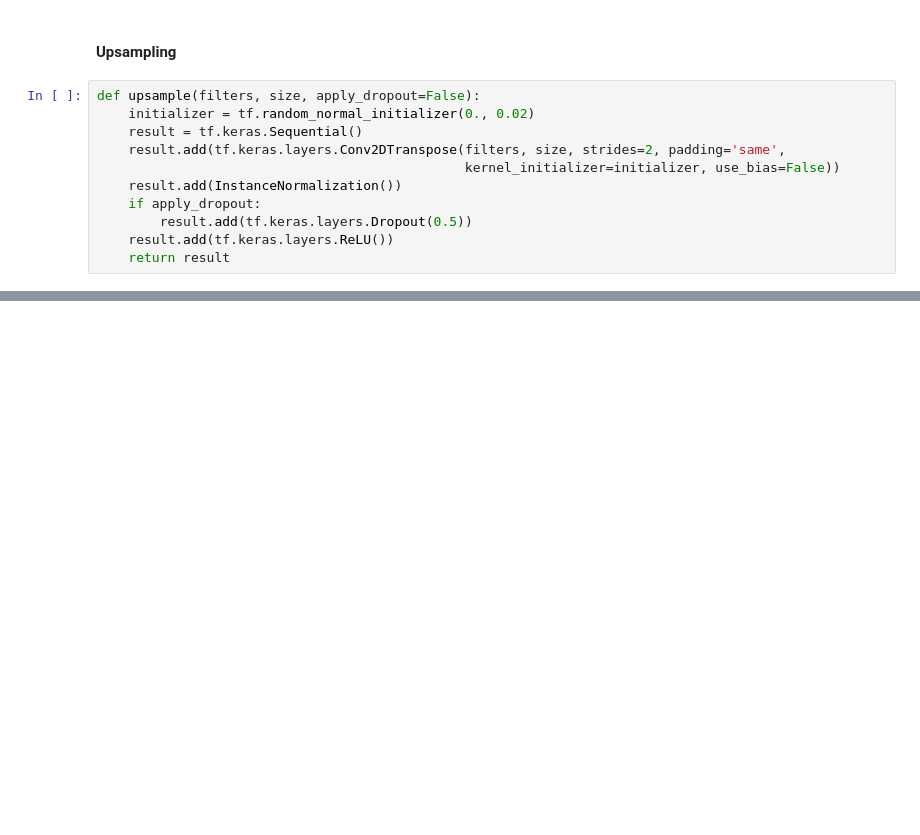
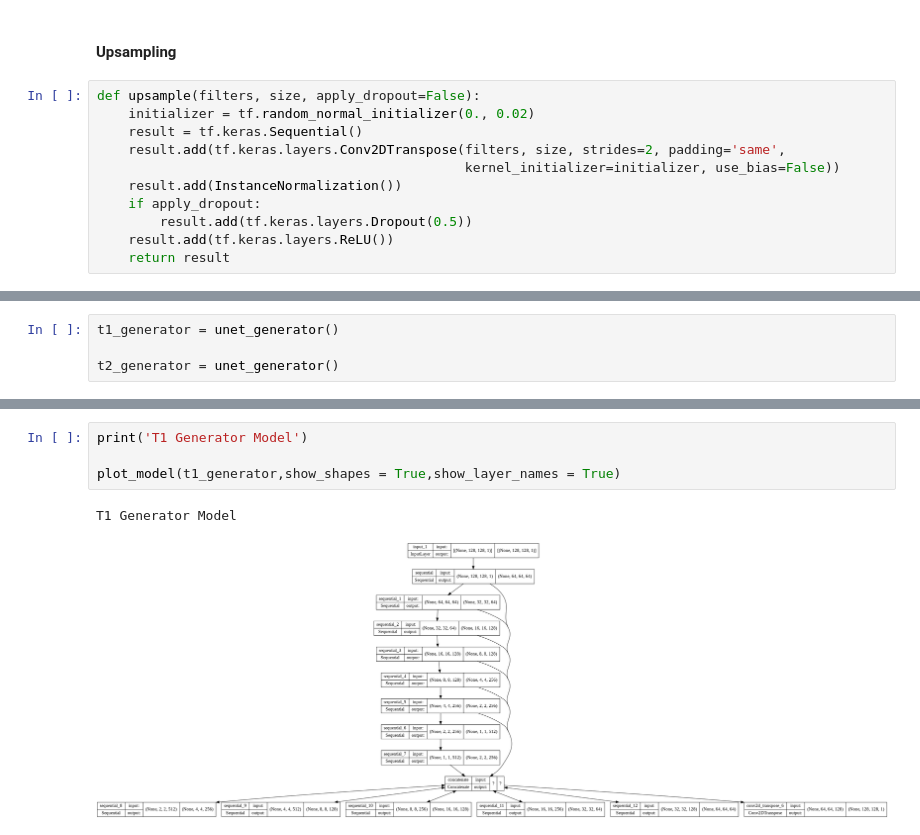
Before and after one commit to chaitsugale/Style-Transfer-using-CycleGAN, a Jupyter notebook: Style_Transfer_MR1_T1_T2_Cyclic_GAN_Capstone_Project_Chaitanya.ipynb, the cells around one changed output, grey strips where cells are left out. Cells and saved outputs as stored; diff of their text form; blank space fills up the shorter version.

```diff
--- a/Style_Transfer_MR1_T1_T2_Cyclic_GAN_Capstone_Project_Chaitanya.ipynb
+++ b/Style_Transfer_MR1_T1_T2_Cyclic_GAN_Capstone_Project_Chaitanya.ipynb
@@ -476,0 +517,4 @@ def upsample(filters, size, apply_dropout=False):
+# %%
+t1_generator = unet_generator()
+
+t2_generator = unet_generator()
@@ -476,0 +561,7 @@ def upsample(filters, size, apply_dropout=False):
+# %%
+print('T1 Generator Model')
+
+plot_model(t1_generator,show_shapes = True,show_layer_names = True)
+# %% [output]
+T1 Generator Model
+[figure, added]
```
Also changed, not shown: parts of 15 cells of this notebook.
